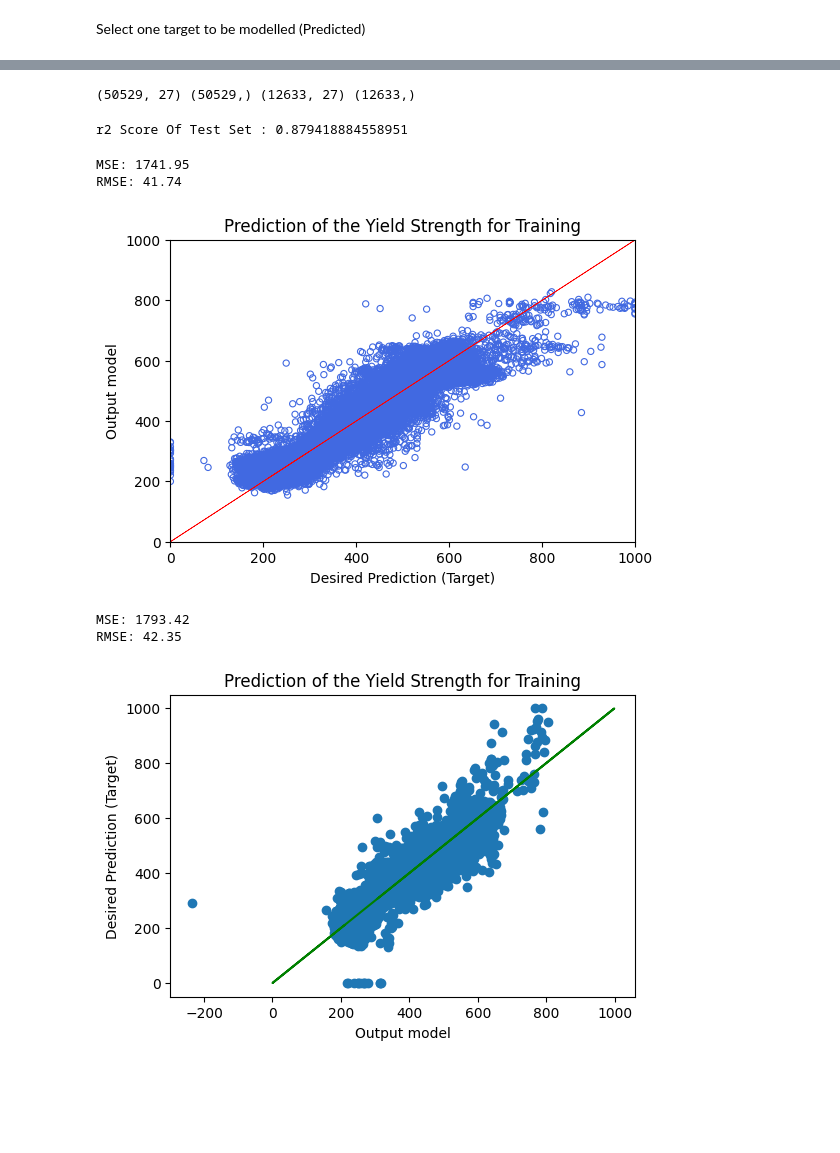
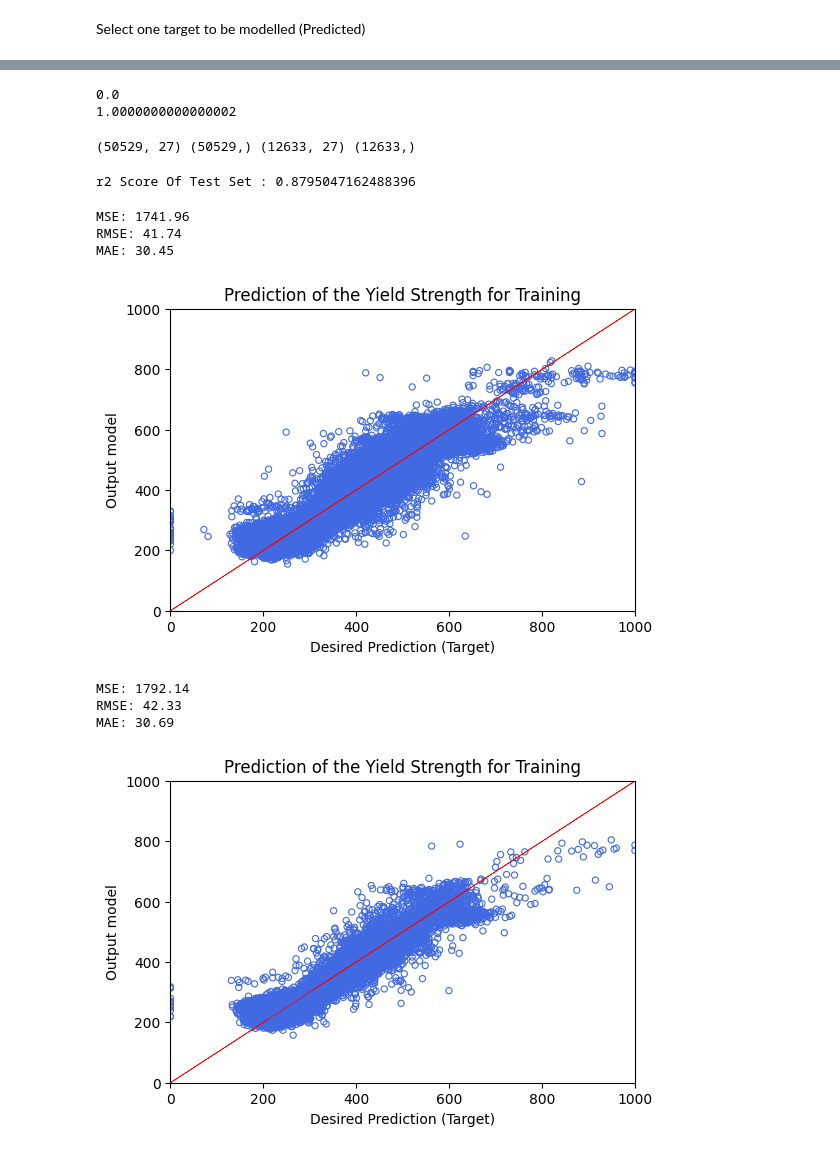
Before and after one commit to TankerRongze/ZeRongNSCI0028_Project, a Jupyter notebook: BELM.ipynb, the cells around one changed output, grey strips where cells are left out. Cells and saved outputs as stored; diff of their text form; code cells hidden in the pictures; blank space fills up the shorter version.

```diff
--- a/BELM.ipynb
+++ b/BELM.ipynb
@@ -77,25 +66,25 @@ np.amax(X_normalised)
+# %%
+# Normal distribution
+stdsc = StandardScaler()
+X_unnormalized = stdsc.fit_transform(X_unnormalized)
+
+#______________________________________mapminmax_____Normalization
+scaler = MinMaxScaler()
+scaler.fit(X_unnormalized)
+X_normalized = scaler.transform(X_unnormalized)
+print(np.amin(X_normalized[:,0]))
+print(np.amax(X_normalized))
+# %% [output]
+0.0
+1.0000000000000002
 # %%
-x_train, x_test, y_train, y_test = train_test_split(X_normalised, T, test_size=0.2,random_state = 42)
+#____________________________________Hold out Cross-Validation__________________________________________
+x_train, x_test, y_train, y_test = train_test_split(X_normalized, T, test_size=0.2,random_state = 42)
 print(x_train.shape,y_train.shape, x_test.shape,y_test.shape)
 # %% [output]
 (50529, 27) (50529,) (12633, 27) (12633,)
 # %%
-# Importing modules that are required
-from sklearn.datasets import load_boston
-from sklearn.model_selection import train_test_split
-from sklearn.metrics import r2_score
-from sklearn.linear_model import BayesianRidge, LinearRegression
-from sklearn.metrics import mean_squared_error
-from numpy import sqrt
-
-# # Loading dataset
-# dataset = load_boston()
-# X, y = dataset.data, dataset.target
-
-# # Splitting dataset into training and testing sets
-# X_train, X_test, y_train, y_test = train_test_split(X, y, test_size = 0.30, random_state = 42)
-
-# Creating and training model
+ # Creating and training model
 model = BayesianRidge(tol=1e-5, fit_intercept=True, compute_score=True)
 model.fit(x_train, y_train)
 
@@ -105,14 +94,16 @@ prediction = model.predict(x_test)
 # Evaluation of r2 score of the model against the test set
 print(f"r2 Score Of Test Set : {r2_score(y_test, prediction)}")
 # %% [output]
-r2 Score Of Test Set : 0.879418884558951
+r2 Score Of Test Set : 0.8795047162488396
 # %%
 y_pred = model.predict(x_train)
 plt.scatter(y_train,y_pred,c='none', marker='o', edgecolors='royalblue',linewidths=0.8,s=20)
 #plt.scatter(y_pred, y_train)
 mse = mean_squared_error(y_train, y_pred)
+mae = mean_absolute_error(y_train, y_pred)
 print("MSE: %.2f" % mse)
 print("RMSE: %.2f" % sqrt(mse))
+print("MAE: %.2f" % mae)
 plt.plot(y_train, y_train,'r-',linewidth=0.5)
 #plt.plot(y_train, y_train,'g-')
 plt.title("Prediction of the Yield Strength for Training")
@@ -124,21 +115,29 @@ plt.xlim(0,1000)
 plt.ylim(0,1000)
 plt.show()
 # %% [output]
-MSE: 1741.95
+MSE: 1741.96
 RMSE: 41.74
+MAE: 30.45
 [figure]
 # %%
 y_pred_test = model.predict(x_test)
-plt.scatter(y_pred_test, y_test)
+plt.scatter( y_test,y_pred_test,c='none', marker='o', edgecolors='royalblue',linewidths=0.8,s=20)
 mse = mean_squared_error(y_test, y_pred_test)
+mae = mean_absolute_error(y_test, y_pred_test)
 print("MSE: %.2f" % mse)
 print("RMSE: %.2f" % sqrt(mse))
-plt.plot(y_test, y_test,'g-')
+print("MAE: %.2f" % mae)
+plt.plot(y_test, y_test,'r-',linewidth=0.5)
 plt.title("Prediction of the Yield Strength for Training")
-plt.xlabel("Output model")
-plt.ylabel("Desired Prediction (Target)")
+plt.xlabel("Desired Prediction (Target)")
+plt.ylabel("Output model")
+plt.rcParams['savefig.dpi'] = 100 #保存图片分辨率
+plt.rcParams['figure.dpi'] = 100 #分辨率
+plt.xlim(0,1000)
+plt.ylim(0,1000)
 plt.show()
 # %% [output]
-MSE: 1793.42
-RMSE: 42.35
+MSE: 1792.14
+RMSE: 42.33
+MAE: 30.69
-[figure, old version]
+[figure, new version]
```
Also changed, not shown: parts of 9 cells of this notebook.
